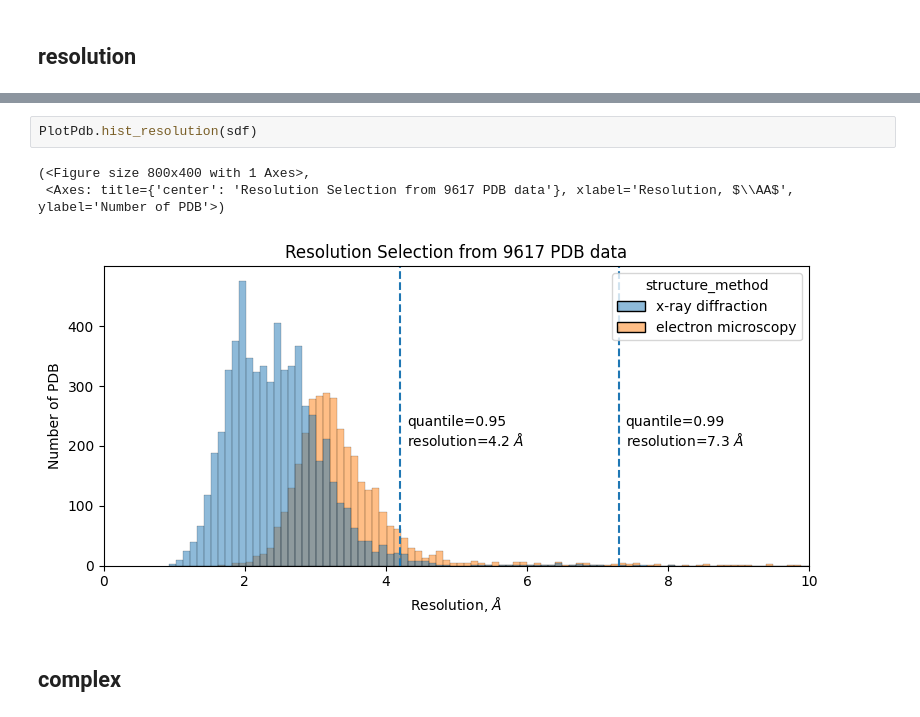
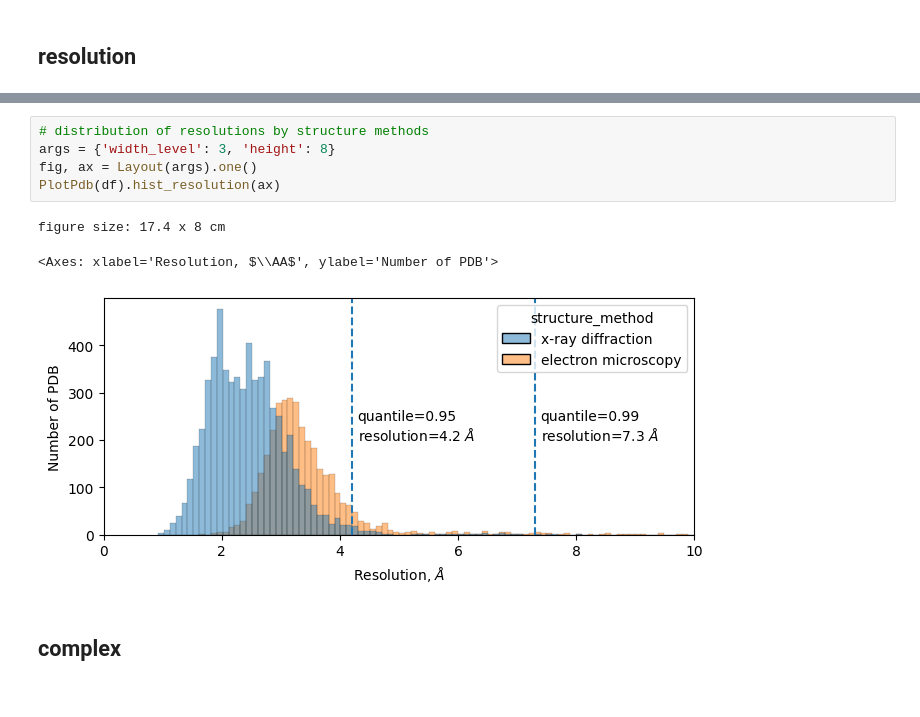
Before and after one commit to protein-design/predict_antibody, a Jupyter notebook: src/PDB_summary.ipynb, the cells around one changed output, grey strips where cells are left out. Cells and saved outputs as stored; diff of their text form.

```diff
--- a/src/PDB_summary.ipynb
+++ b/src/PDB_summary.ipynb
@@ -72,9 +78,12 @@ PlotPdb.violin_resolution(sdf)
 # %%
-PlotPdb.hist_resolution(sdf)
+# distribution of resolutions by structure methods
+args = {'width_level': 3, 'height': 8}
+fig, ax = Layout(args).one()
+PlotPdb(df).hist_resolution(ax)
 # %% [output]
-(<Figure size 800x400 with 1 Axes>,
- <Axes: title={'center': 'Resolution Selection from 9617 PDB data'}, xlabel='Resolution, $\\AA$', ylabel='Number of PDB'>)
+figure size: 17.4 x 8 cm
+<Axes: xlabel='Resolution, $\\AA$', ylabel='Number of PDB'>
-[figure, old version]
+[figure, new version]
 # %% [markdown]
 ## complex
 # %%
```
Also changed, not shown: parts of 11 cells of this notebook, 11 other files.
